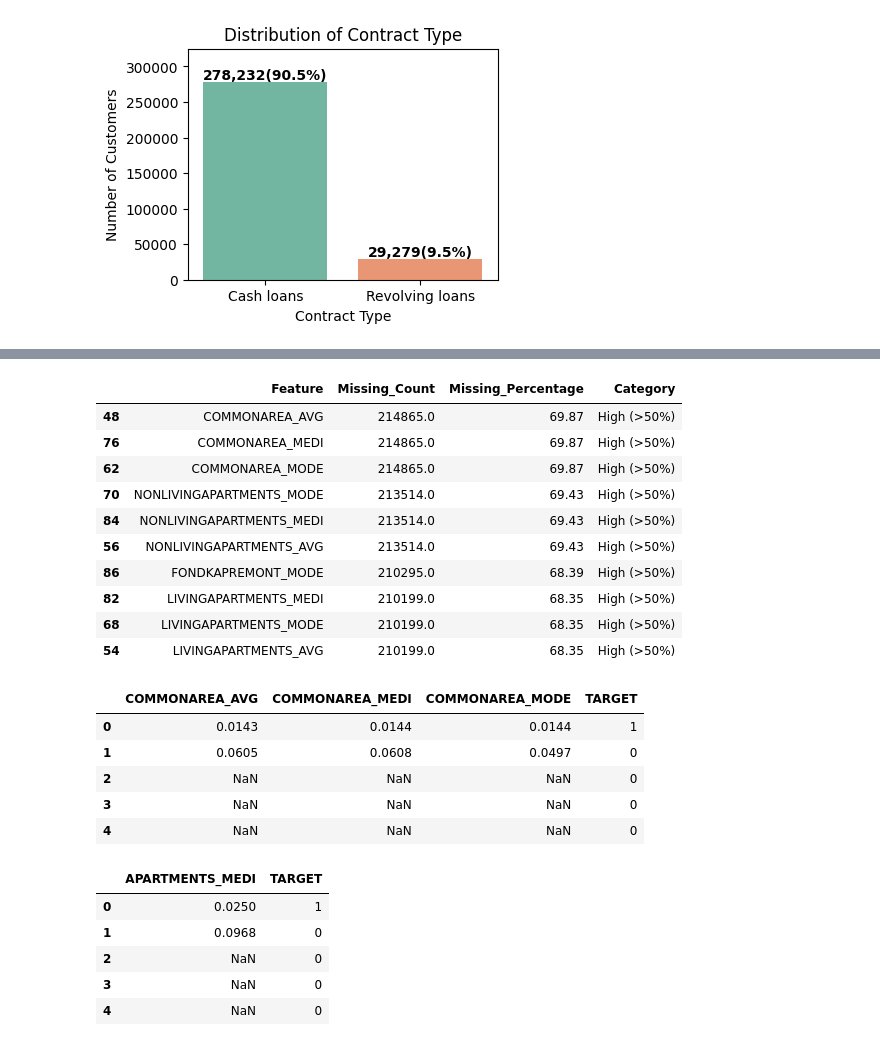
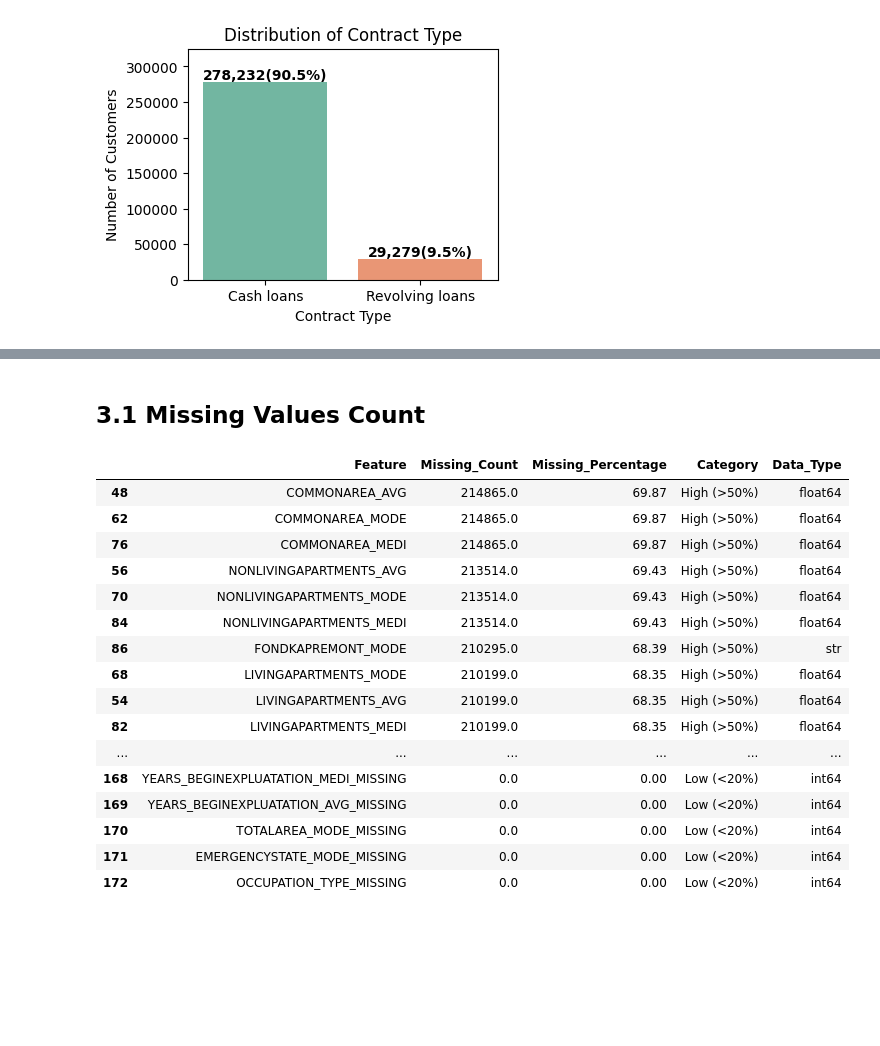
Before and after one commit to oknardo/Home_Credit_Scorecard_Model, a Jupyter notebook: EDA_application_train.ipynb, the cells around one changed output, grey strips where cells are left out. Cells and saved outputs as stored; diff of their text form; code cells hidden in the pictures; blank space fills up the shorter version.

Commit message:
Update EDA: Missing Value Analysis

```diff
--- a/EDA_application_train.ipynb
+++ b/EDA_application_train.ipynb
@@ -197,61 +252,54 @@ plt.show()
+# %% [markdown]
+## 3.1 Missing Values Count
 # %%
-# Missing Value Analysis (Count + Percentage + Category)
+# Missing Value Percentage + Category
 missing_df = (
     df_app_train.isnull()
     .agg(['sum', 'mean'])
     .T
     .reset_index()
     .rename(columns={
         'index': 'Feature',
         'sum': 'Missing_Count',
         'mean': 'Missing_Percentage'
     })
 )
 
 # Convert to percentage
 missing_df['Missing_Percentage'] = (missing_df['Missing_Percentage'] * 100).round(2)
 
 # Add Category
 missing_df['Category'] = pd.cut(
     missing_df['Missing_Percentage'],
     bins=[-1, 20, 50, 100],
     labels=['Low (<20%)', 'Medium (20–50%)', 'High (>50%)']
 )
 
+# Add Data Type
+missing_df['Data_Type'] = missing_df['Feature'].map(df_app_train.dtypes)
+
 # Sort
 missing_df = missing_df.sort_values(
     by='Missing_Percentage',
     ascending=False
 )
 
-missing_df.head(10)
+missing_df
 # %% [output]
-|  | Feature | Missing_Count | Missing_Percentage | Category |
-| 48 | COMMONAREA_AVG | 214865.0 | 69.87 | High (>50%) |
-| 76 | COMMONAREA_MEDI | 214865.0 | 69.87 | High (>50%) |
-| 62 | COMMONAREA_MODE | 214865.0 | 69.87 | High (>50%) |
-| 70 | NONLIVINGAPARTMENTS_MODE | 213514.0 | 69.43 | High (>50%) |
-| 84 | NONLIVINGAPARTMENTS_MEDI | 213514.0 | 69.43 | High (>50%) |
-| 56 | NONLIVINGAPARTMENTS_AVG | 213514.0 | 69.43 | High (>50%) |
-| 86 | FONDKAPREMONT_MODE | 210295.0 | 68.39 | High (>50%) |
-| 82 | LIVINGAPARTMENTS_MEDI | 210199.0 | 68.35 | High (>50%) |
-| 68 | LIVINGAPARTMENTS_MODE | 210199.0 | 68.35 | High (>50%) |
-| 54 | LIVINGAPARTMENTS_AVG | 210199.0 | 68.35 | High (>50%) |
+|  | Feature | Missing_Count | Missing_Percentage | Category | Data_Type |
+| 48 | COMMONAREA_AVG | 214865.0 | 69.87 | High (>50%) | float64 |
+| 62 | COMMONAREA_MODE | 214865.0 | 69.87 | High (>50%) | float64 |
+| 76 | COMMONAREA_MEDI | 214865.0 | 69.87 | High (>50%) | float64 |
+| 56 | NONLIVINGAPARTMENTS_AVG | 213514.0 | 69.43 | High (>50%) | float64 |
+| 70 | NONLIVINGAPARTMENTS_MODE | 213514.0 | 69.43 | High (>50%) | float64 |
+| 84 | NONLIVINGAPARTMENTS_MEDI | 213514.0 | 69.43 | High (>50%) | float64 |
+| 86 | FONDKAPREMONT_MODE | 210295.0 | 68.39 | High (>50%) | str |
+| 68 | LIVINGAPARTMENTS_MODE | 210199.0 | 68.35 | High (>50%) | float64 |
+| 54 | LIVINGAPARTMENTS_AVG | 210199.0 | 68.35 | High (>50%) | float64 |
+| 82 | LIVINGAPARTMENTS_MEDI | 210199.0 | 68.35 | High (>50%) | float64 |
+| ... | ... | ... | ... | ... | ... |
+| 168 | YEARS_BEGINEXPLUATATION_MEDI_MISSING | 0.0 | 0.00 | Low (<20%) | int64 |
+| 169 | YEARS_BEGINEXPLUATATION_AVG_MISSING | 0.0 | 0.00 | Low (<20%) | int64 |
+| 170 | TOTALAREA_MODE_MISSING | 0.0 | 0.00 | Low (<20%) | int64 |
+| 171 | EMERGENCYSTATE_MODE_MISSING | 0.0 | 0.00 | Low (<20%) | int64 |
+| 172 | OCCUPATION_TYPE_MISSING | 0.0 | 0.00 | Low (<20%) | int64 |
-# %%
-df_app_train[['COMMONAREA_AVG', 'COMMONAREA_MEDI','COMMONAREA_MODE','TARGET']].head(5)
-# %% [output]
-|  | COMMONAREA_AVG | COMMONAREA_MEDI | COMMONAREA_MODE | TARGET |
-| 0 | 0.0143 | 0.0144 | 0.0144 | 1 |
-| 1 | 0.0605 | 0.0608 | 0.0497 | 0 |
-| 2 | NaN | NaN | NaN | 0 |
-| 3 | NaN | NaN | NaN | 0 |
-| 4 | NaN | NaN | NaN | 0 |
-# %%
-df_app_train[['APARTMENTS_MEDI','TARGET']].head(5)
-# %% [output]
-|  | APARTMENTS_MEDI | TARGET |
-| 0 | 0.0250 | 1 |
-| 1 | 0.0968 | 0 |
-| 2 | NaN | 0 |
-| 3 | NaN | 0 |
-| 4 | NaN | 0 |
```
Also changed, not shown: parts of 16 cells of this notebook.
